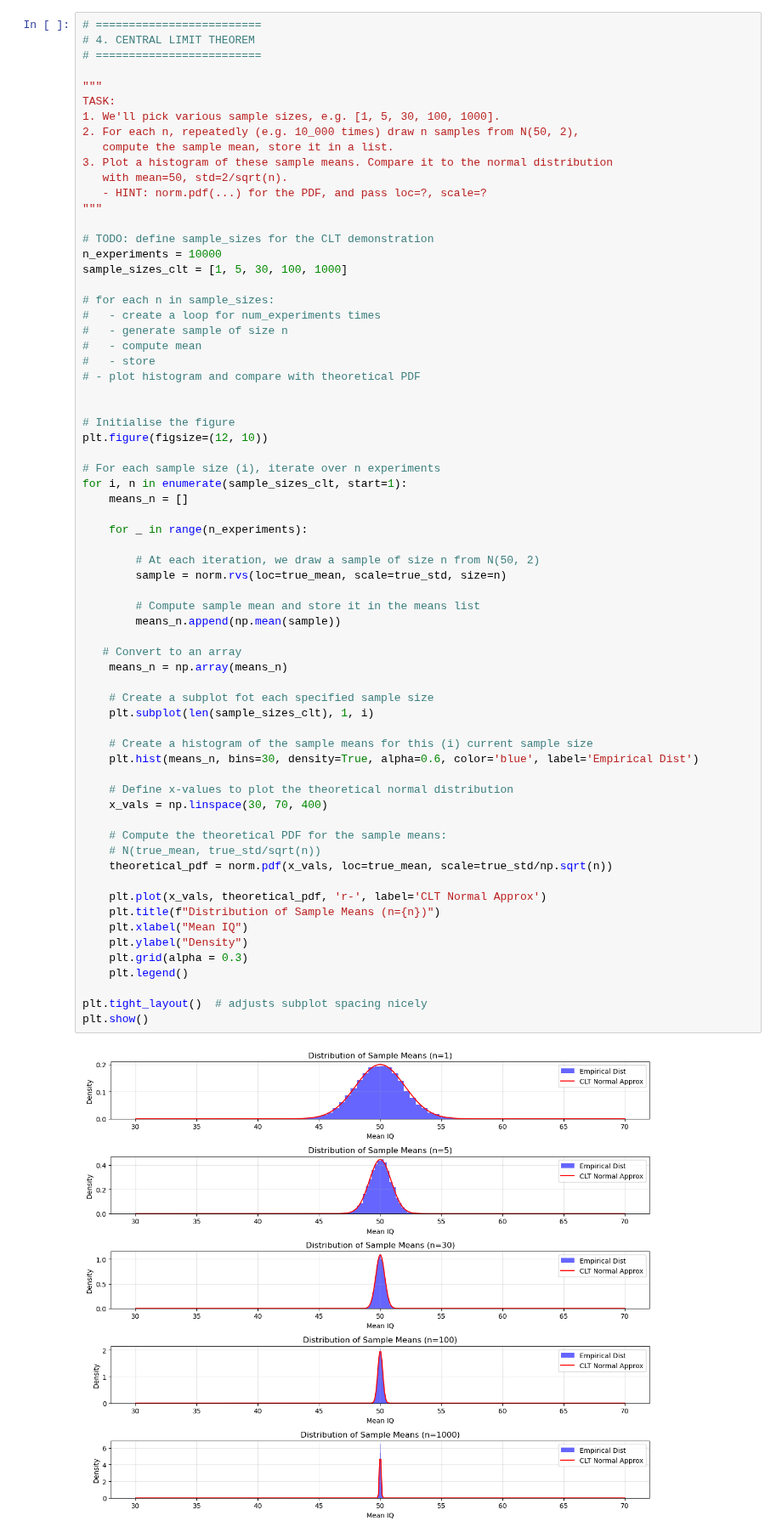
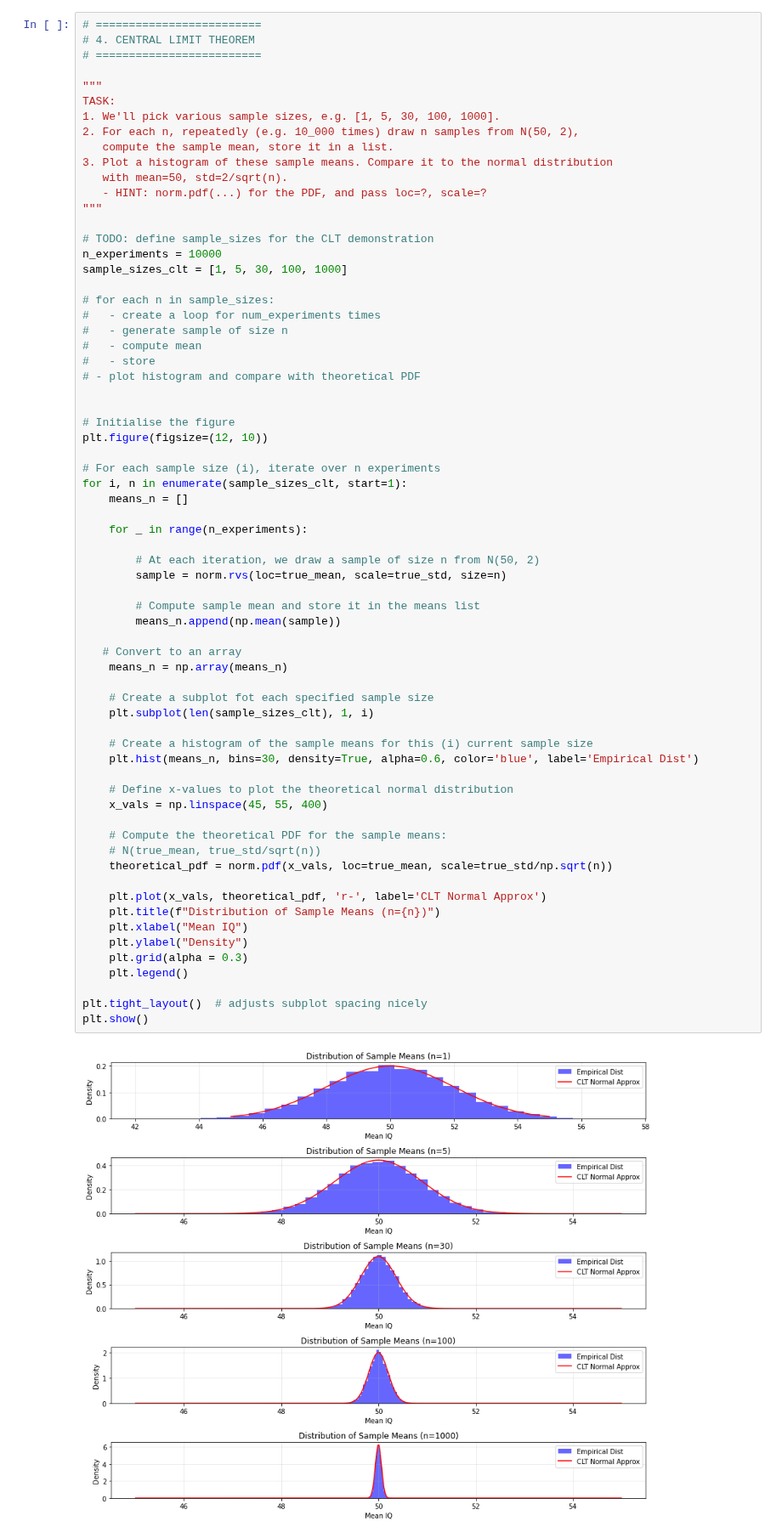
Before and after one commit to SaianPatel/InferentialStatistics, a Jupyter notebook: Labs/Lab4/Lab4_Exercise.ipynb, the cells around one changed output. Shown at 85% size. Cells and saved outputs as stored; diff of their text form.

```diff
--- a/Labs/Lab4/Lab4_Exercise.ipynb
+++ b/Labs/Lab4/Lab4_Exercise.ipynb
@@ -238,35 +238,35 @@ for i, n in enumerate(sample_sizes_clt, start=1):
         sample = norm.rvs(loc=true_mean, scale=true_std, size=n)
 
         # Compute sample mean and store it in the means list
         means_n.append(np.mean(sample))
 
    # Convert to an array
     means_n = np.array(means_n)
 
     # Create a subplot fot each specified sample size
     plt.subplot(len(sample_sizes_clt), 1, i)
 
     # Create a histogram of the sample means for this (i) current sample size
     plt.hist(means_n, bins=30, density=True, alpha=0.6, color='blue', label='Empirical Dist')
 
     # Define x-values to plot the theoretical normal distribution
-    x_vals = np.linspace(30, 70, 400)
+    x_vals = np.linspace(45, 55, 400)
 
     # Compute the theoretical PDF for the sample means:
     # N(true_mean, true_std/sqrt(n))
     theoretical_pdf = norm.pdf(x_vals, loc=true_mean, scale=true_std/np.sqrt(n))
 
     plt.plot(x_vals, theoretical_pdf, 'r-', label='CLT Normal Approx')
     plt.title(f"Distribution of Sample Means (n={n})")
     plt.xlabel("Mean IQ")
     plt.ylabel("Density")
     plt.grid(alpha = 0.3)
     plt.legend()
 
 plt.tight_layout()  # adjusts subplot spacing nicely
 plt.show()
 # %% [output]
-[figure, old version]
+[figure, new version]
 # %%
 # =========================
 # 5. PUTTING IT ALL TOGETHER
```
Also changed, not shown: parts of 3 cells of this notebook.
